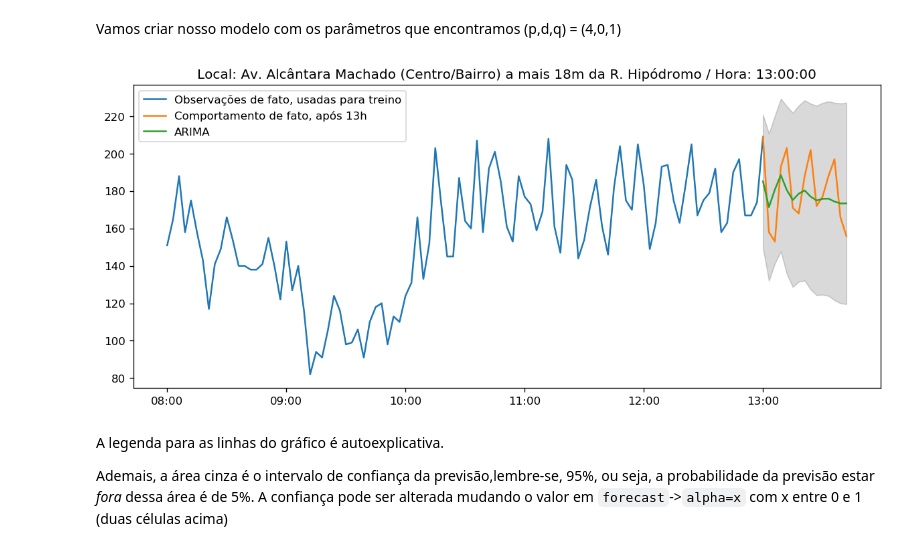
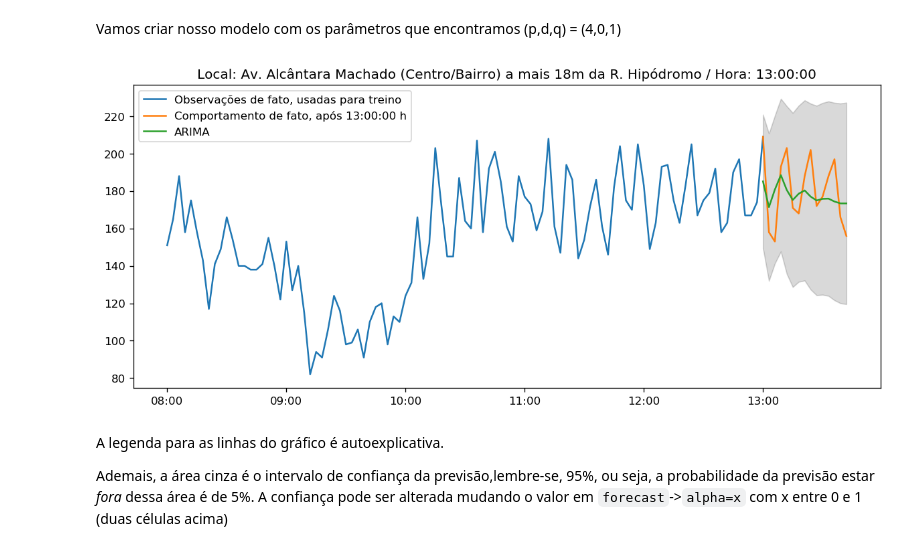
Before and after one commit to guilistocco/Laboratorio_ARIMA, a Jupyter notebook: Laboratorio_ARIMA_gabarito.ipynb, the cells around one changed output. Saved outputs shown, nothing was run; the diff lists cells and outputs as text; code cells hidden in the pictures.

```diff
--- a/Laboratorio_ARIMA_gabarito.ipynb
+++ b/Laboratorio_ARIMA_gabarito.ipynb
@@ -150,7 +150,7 @@ O histograma que faremos a seguir concentra a frequência que uma variável ocor
 
 No eixo x estão as velocidades, e no y a frequência com que cada uma delas ocorre
 # %%
-plt.rcParams.update({'figure.figsize':(6,4), 'figure.dpi':120})
+plt.rcParams.update({'figure.figsize':(6,3), 'figure.dpi':120})
 
 plt.hist(df['VelMed'],bins=15, range=(0,150)) # com df['VelMed'], estamos selecionando apenas essa coluna das 4
 plt.ylabel('Frenquência de ocorrência')
@@ -311,22 +312,22 @@ fc, se, conf = model_fit.forecast(steps, alpha=0.05)  # 95% conf
 # %%
 fc_series = pd.Series(fc, index=teste.index)
 
 lower_series = pd.Series(conf[:, 0], index=teste.Data)
 upper_series = pd.Series(conf[:, 1], index=teste.Data)
 
 # Plot
 fig, ax = plt.subplots(figsize=(12, 5))
 ax.plot(treino['Data'], treino['Qtde'], label='Observações de fato, usadas para treino')
-ax.plot(teste['Data'], teste['Qtde'], label='Comportamento de fato, após 13h')
+ax.plot(teste['Data'], teste['Qtde'], label='Comportamento de fato, após %s h'%hora)
 ax.plot(teste['Data'], fc_series, label='ARIMA')
 ax.xaxis.set_major_formatter(mdates.DateFormatter('%H:%M'))
 plt.fill_between(lower_series.index, lower_series, upper_series,
                   color='k', alpha=.15)
 plt.title('Local: '+str(de_para.loc[de_para['Local']==radar,'Descricao'].reset_index(drop=True)[0])+' / Hora: '+hora)
 plt.legend(loc='upper left', fontsize=10)
 plt.show()
 # %% [output]
-[figure, old version]
+[figure, new version]
 # %% [markdown]
 A legenda para as linhas do gráfico é autoexplicativa.
 
```
Also changed, not shown: parts of 5 cells of this notebook, 22 other files.
